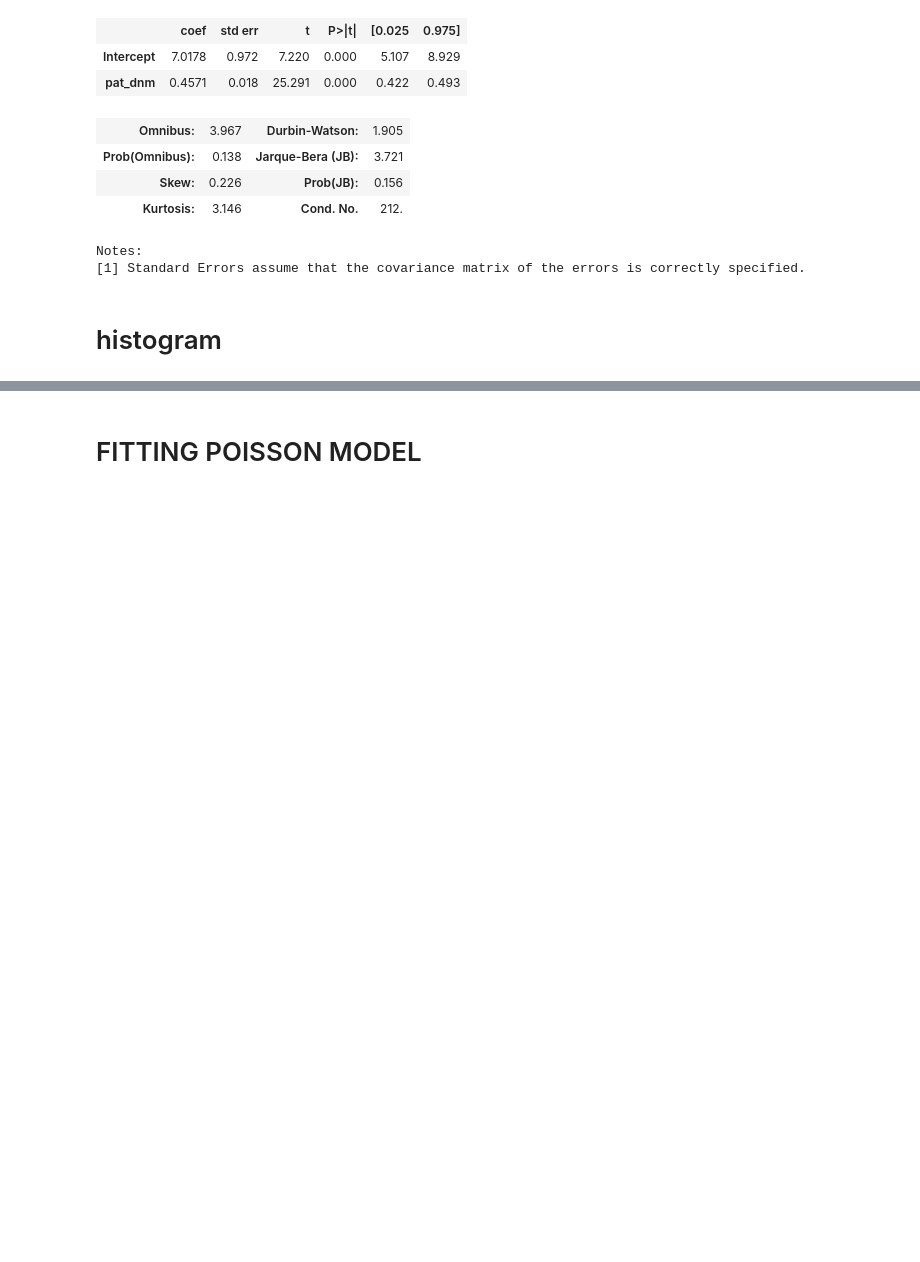
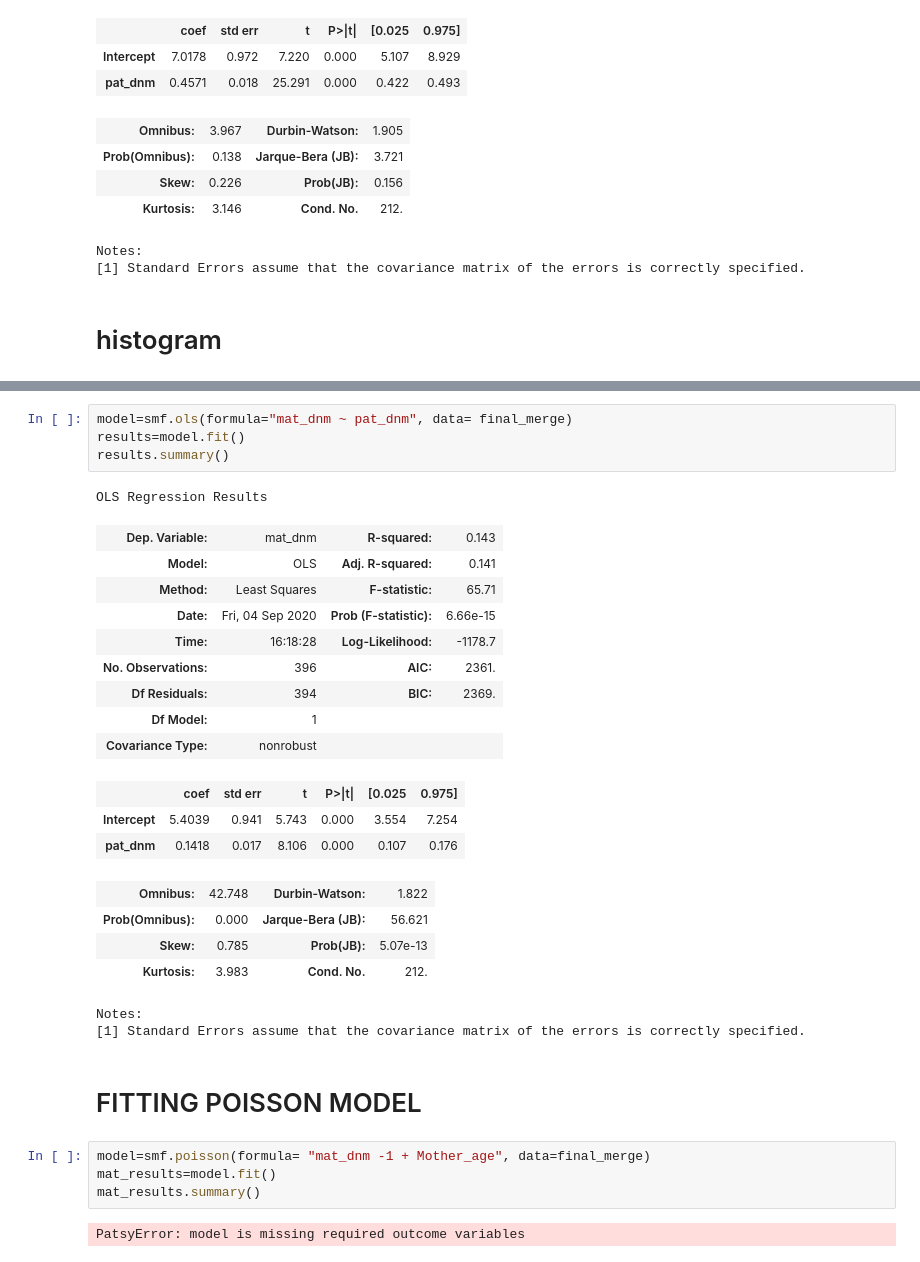
Before and after one commit to agold-15/qbb2020-answers, a Jupyter notebook: day5-lunch/day5-lunch.ipynb, the cells around one changed output, grey strips where cells are left out. Saved outputs shown, nothing was run; the diff lists cells and outputs as text; blank space fills up the shorter version.

```diff
--- a/day5-lunch/day5-lunch.ipynb
+++ b/day5-lunch/day5-lunch.ipynb
@@ -147,2 +157,32 @@ plt.show()
+# %%
+model=smf.ols(formula="mat_dnm ~ pat_dnm", data= final_merge)
+results=model.fit()
+results.summary()
+# %% [output]
+OLS Regression Results
+| Dep. Variable: | mat_dnm | R-squared: | 0.143 |
+| Model: | OLS | Adj. R-squared: | 0.141 |
+| Method: | Least Squares | F-statistic: | 65.71 |
+| Date: | Fri, 04 Sep 2020 | Prob (F-statistic): | 6.66e-15 |
+| Time: | 16:18:28 | Log-Likelihood: | -1178.7 |
+| No. Observations: | 396 | AIC: | 2361. |
+| Df Residuals: | 394 | BIC: | 2369. |
+| Df Model: | 1 |  |  |
+| Covariance Type: | nonrobust |  |  |
+|  | coef | std err | t | P>|t| | [0.025 | 0.975] |
+| Intercept | 5.4039 | 0.941 | 5.743 | 0.000 | 3.554 | 7.254 |
+| pat_dnm | 0.1418 | 0.017 | 8.106 | 0.000 | 0.107 | 0.176 |
+| Omnibus: | 42.748 | Durbin-Watson: | 1.822 |
+| Prob(Omnibus): | 0.000 | Jarque-Bera (JB): | 56.621 |
+| Skew: | 0.785 | Prob(JB): | 5.07e-13 |
+| Kurtosis: | 3.983 | Cond. No. | 212. |
+Notes:
+[1] Standard Errors assume that the covariance matrix of the errors is correctly specified.
 # %% [markdown]
 # FITTING POISSON MODEL
+# %%
+model=smf.poisson(formula= "mat_dnm -1 + Mother_age", data=final_merge)
+mat_results=model.fit()
+mat_results.summary()
+# %% [output]
+PatsyError: model is missing required outcome variables
```
Also changed, not shown: parts of 4 cells of this notebook.
